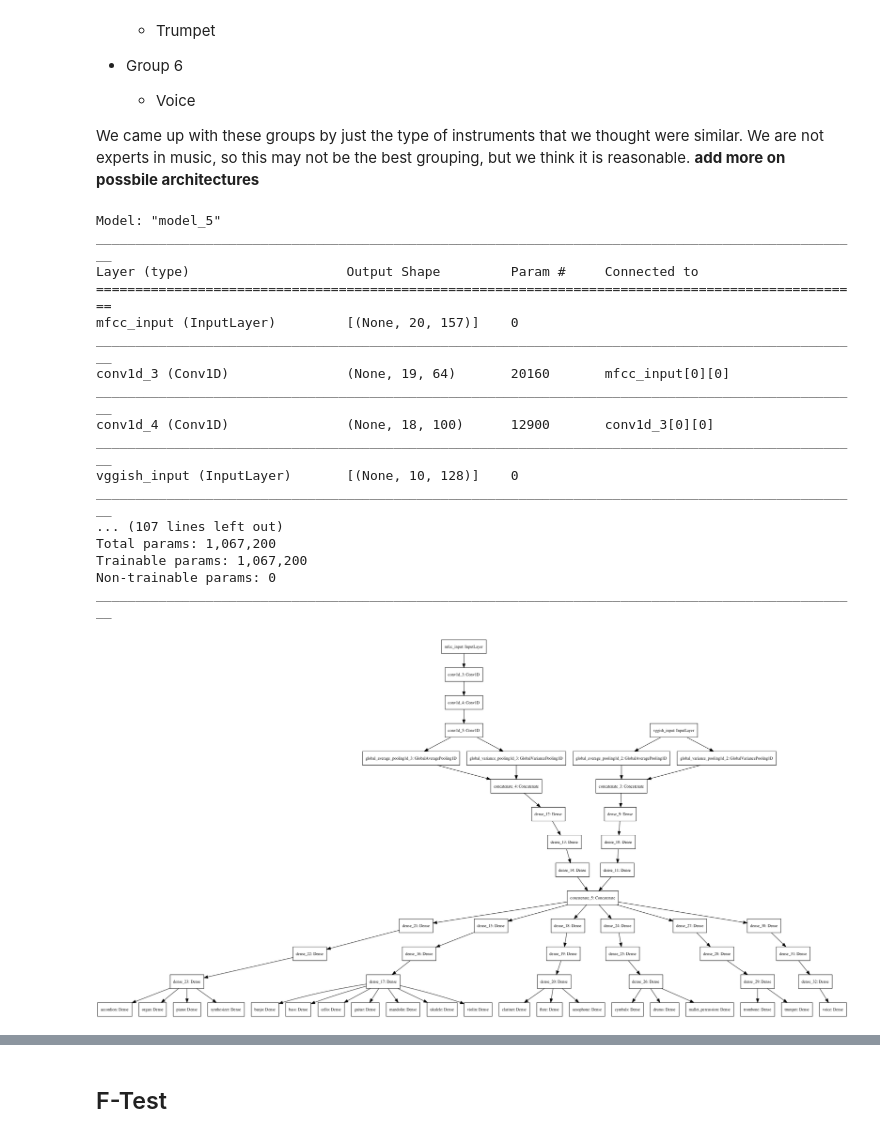
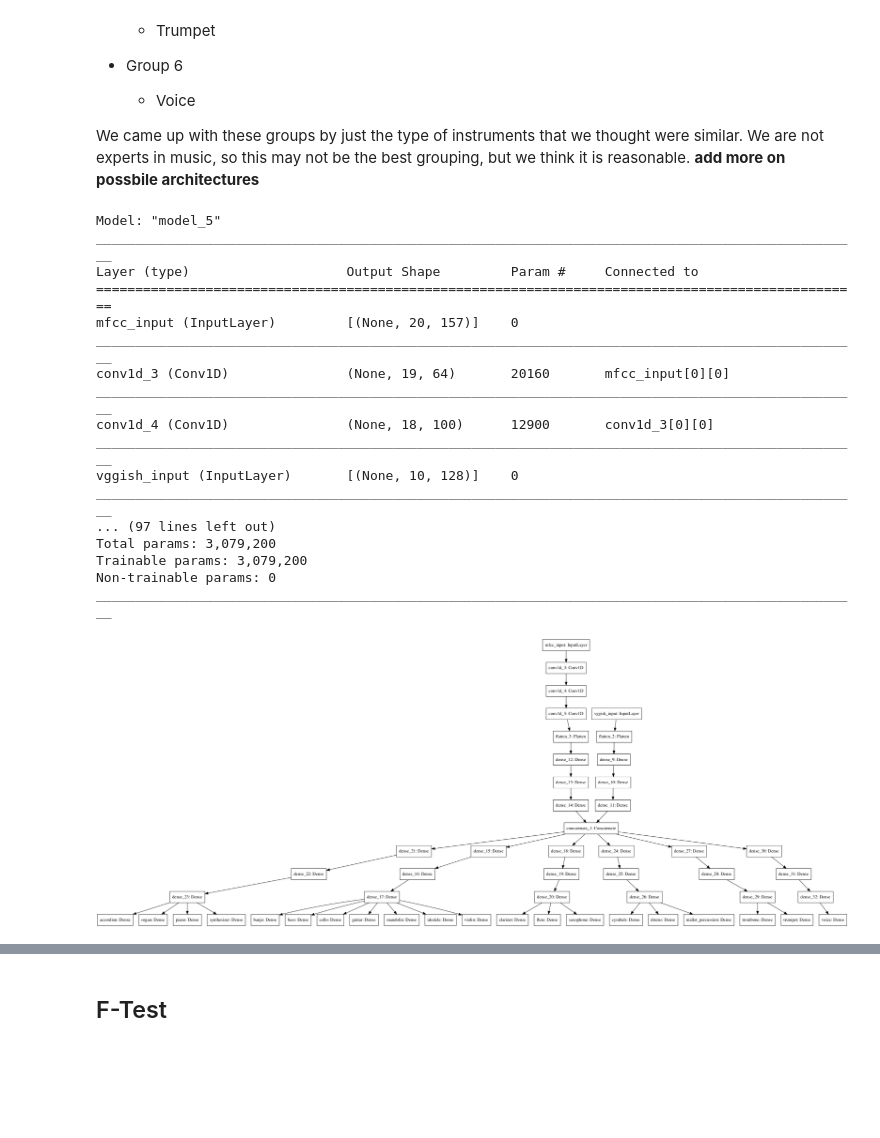
Before and after one commit to elilaird/CS83212-Advanced-Neural-Networks, a Jupyter notebook: Multi-Modal-Task/lab_3_report.ipynb, the cells around one changed output, grey strips where cells are left out. Saved outputs shown, nothing was run; the diff lists cells and outputs as text; code cells hidden in the pictures; blank space fills up the shorter version.

```diff
--- a/Multi-Modal-Task/lab_3_report.ipynb
+++ b/Multi-Modal-Task/lab_3_report.ipynb
@@ -588,9 +580,9 @@ To better group our instruments, we have come up with the following groups:
 
 We came up with these groups by just the type of instruments that we thought were similar.  We are not experts in music, so this may not be the best grouping, but we think it is reasonable.  **add more on possbile architectures**
 # %%
-def create_branched_nn():
-    m1 = create_nn_x_vec()
-    m2 = create_mfcc_nn()
+def create_branched_nn(x_vec=False):
+    m1 = create_nn(x_vec)
+    m2 = create_mfcc_nn(x_vec)
 
 
     net = tf.keras.layers.Concatenate()([m1.output, m2.output])
@@ -648,37 +640,37 @@ def create_branched_nn():
     model = Model(inputs=[m1.input, m2.input], outputs=[accordion, banjo, bass, cello,
                                                         clarinet, cymbals, drums, flute,
                                                         guitar, mallet_percussion, mandolin, organ,
                                                         piano, saxophone, synthesizer, trombone,
                                                         trumpet, ukulele, violin, voice])
 
     adam = Adam(1e-4)
     model.compile(loss='mse', optimizer=adam, metrics=['mse', 'mae'])
 
     return model
 
 branched_nn = create_branched_nn()
 branched_nn.summary()
 
 plot_model(branched_nn)
 # %% [output]
 Model: "model_5"
 __________________________________________________________________________________________________
 Layer (type)                    Output Shape         Param #     Connected to
 ==================================================================================================
 mfcc_input (InputLayer)         [(None, 20, 157)]    0
 __________________________________________________________________________________________________
 conv1d_3 (Conv1D)               (None, 19, 64)       20160       mfcc_input[0][0]
 __________________________________________________________________________________________________
 conv1d_4 (Conv1D)               (None, 18, 100)      12900       conv1d_3[0][0]
 __________________________________________________________________________________________________
 vggish_input (InputLayer)       [(None, 10, 128)]    0
 __________________________________________________________________________________________________
-... (107 lines left out)
-Total params: 1,067,200
-Trainable params: 1,067,200
+... (97 lines left out)
+Total params: 3,079,200
+Trainable params: 3,079,200
 Non-trainable params: 0
 __________________________________________________________________________________________________
-[figure, old version]
+[figure, new version]
 # %%
 train_dict = {key: y_train[:, i] for key, i in zip(class_map.keys(), range(20))}
 test_dict = {key: y_test[:, i] for key, i in zip(class_map.keys(), range(20))}
```
Also changed, not shown: parts of 33 cells of this notebook, 3 other files.
